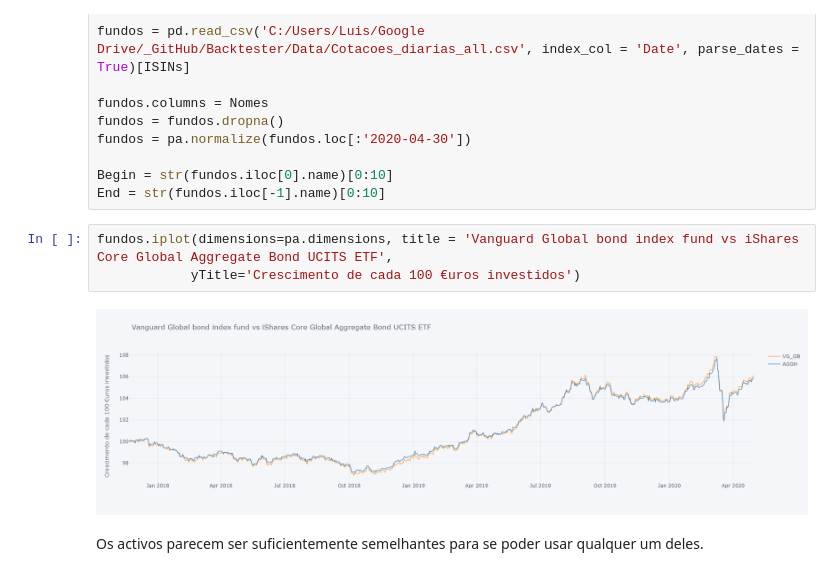
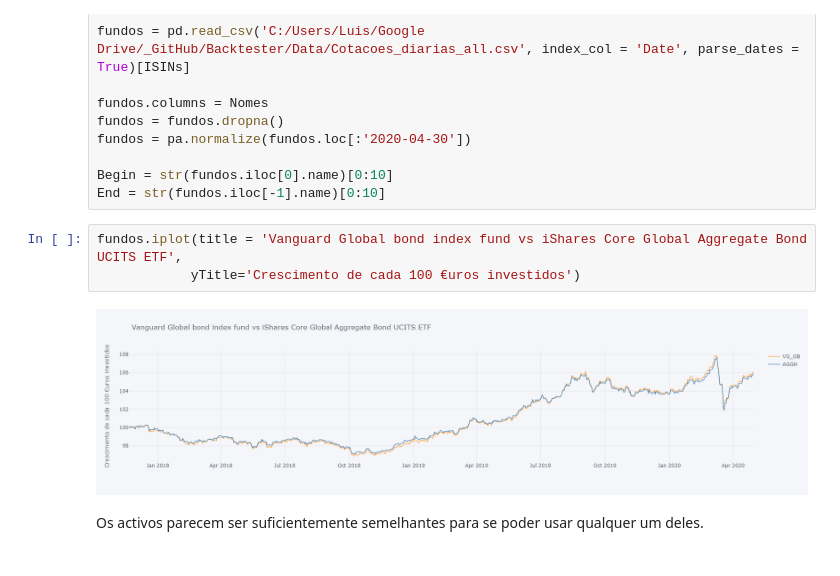
Before and after one commit to LuisSousaSilva/Articles_and_studies, a Jupyter notebook: Carteiras_ETFs (com IQQ0).ipynb, the cells around one changed output. Cells and saved outputs as stored; diff of their text form.

```diff
--- a/Carteiras_ETFs (com IQQ0).ipynb
+++ b/Carteiras_ETFs (com IQQ0).ipynb
@@ -366,10 +366,10 @@ fundos = pa.normalize(fundos.loc[:'2020-04-30'])
 Begin = str(fundos.iloc[0].name)[0:10]
 End = str(fundos.iloc[-1].name)[0:10]
 # %%
-fundos.iplot(dimensions=pa.dimensions, title = 'Vanguard Global bond index fund vs iShares Core Global Aggregate Bond UCITS ETF',
+fundos.iplot(title = 'Vanguard Global bond index fund vs iShares Core Global Aggregate Bond UCITS ETF',
             yTitle='Crescimento de cada 100 €uros investidos')
 # %% [output]
-[figure, old version]
+[figure, new version]
 # %% [markdown]
 Os activos parecem ser suficientemente semelhantes para se poder usar qualquer um deles.
 # %% [markdown]
```
Also changed, not shown: parts of 12 cells of this notebook.
